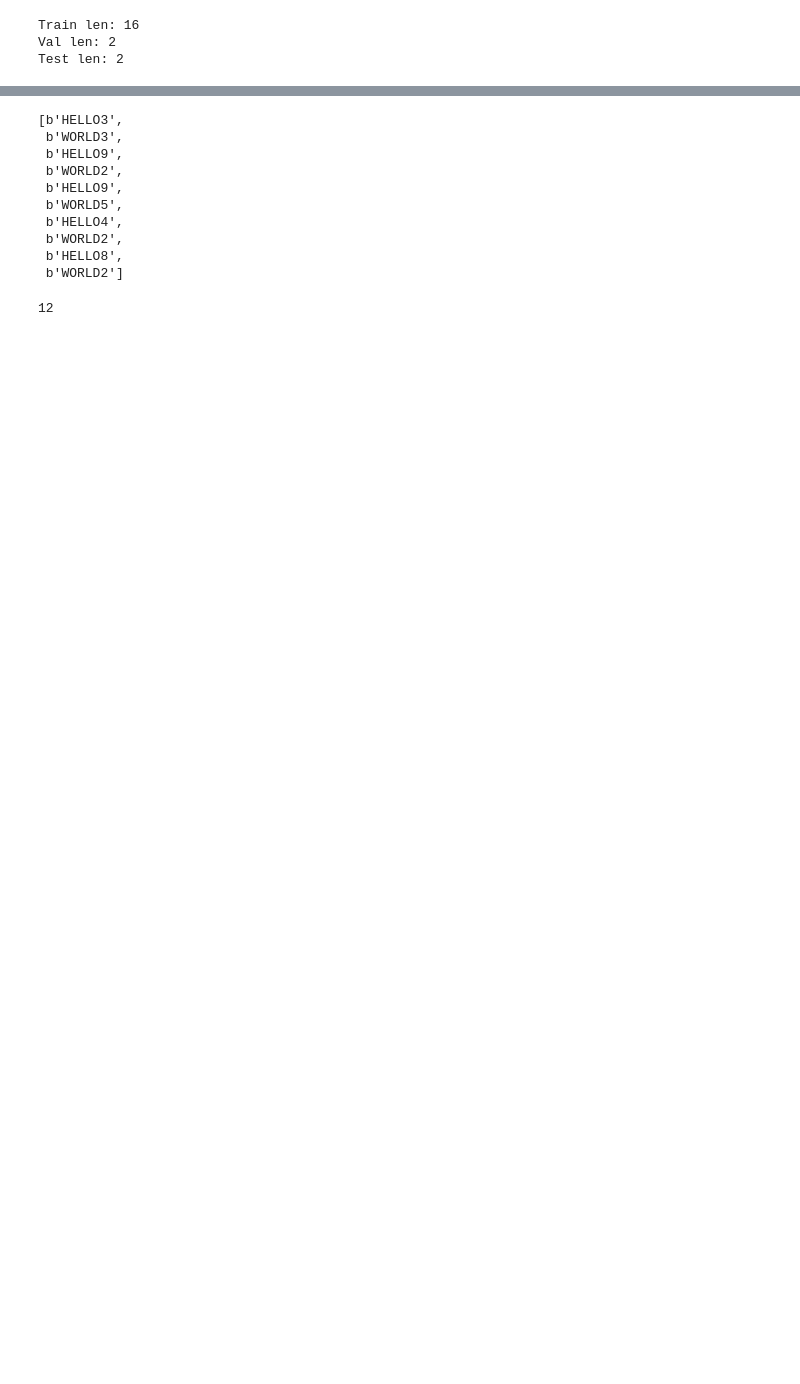
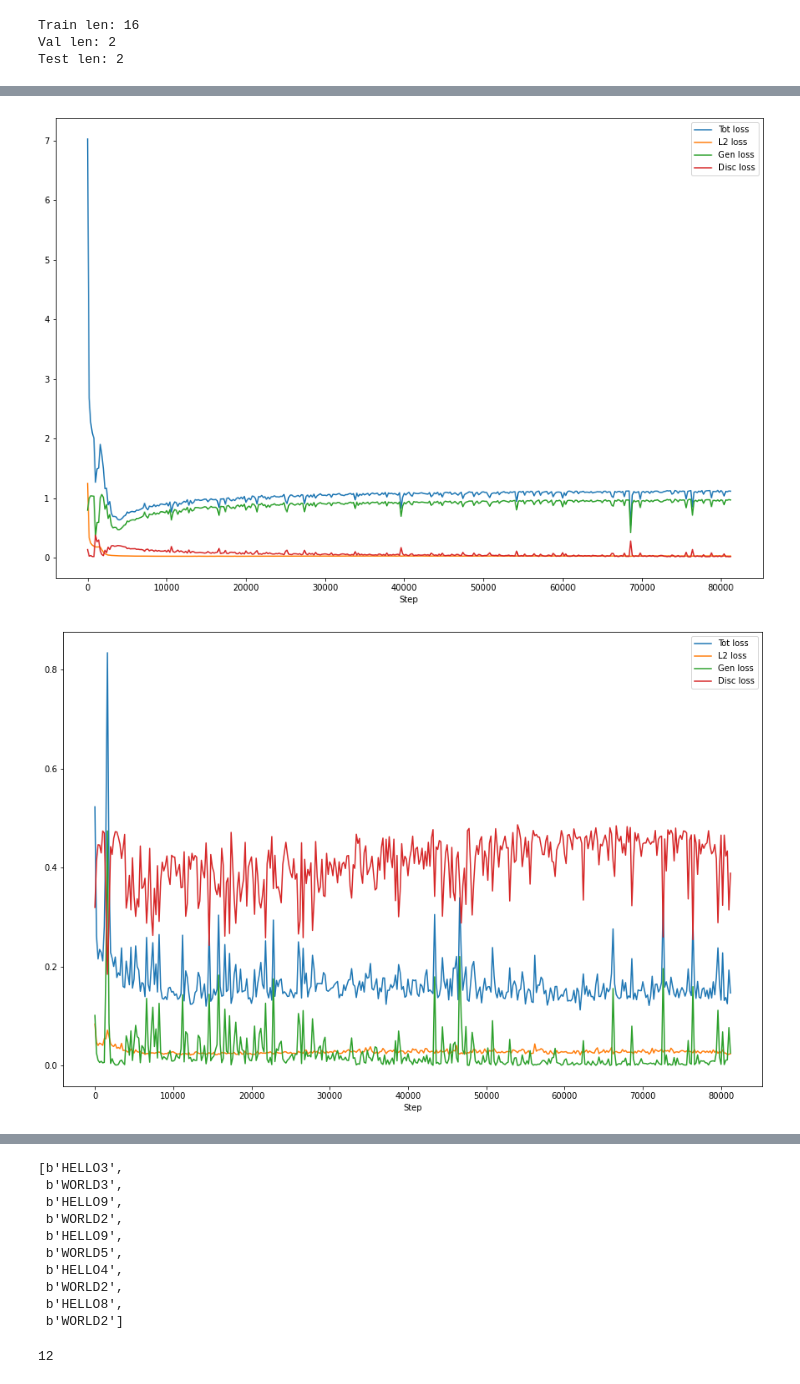
Before and after one commit to CH2-Carbene/AD_GAN, a Jupyter notebook: train_GAN.ipynb, the cells around one changed output, grey strips where cells are left out. Drawn from its saved outputs; the diff is of its cells as text; code cells hidden in the pictures; blank space fills up the shorter version.

```diff
--- a/train_GAN.ipynb
+++ b/train_GAN.ipynb
@@ -285,0 +323,23 @@ with open(f"{this_log_dir}/training_log.pic","rb") as f:
+# %%
+import pickle
+fin_log_dir="logs/GAN_fit/20220321-174833/"
+with open(f"{fin_log_dir}training_log.pic","rb") as f:
+    t=pickle.load(f)
+# %%
+import matplotlib.pyplot as plt
+def show_train_result(pic_data,save_path=None):
+    plt.figure(figsize=(15,10))
+    x=range(0,len(pic_data)*200,200)
+    # plt.yscale('log')
+    plt.xlabel("Step")
+    plt.plot(x,pic_data,label=["Tot loss","L2 loss","Gen loss","Disc loss"])
+    plt.legend()
+    if save_path is not None:
+        plt.savefig(save_path)
+    plt.show()
+# plt.plot(x,t["val"],label="GAN loss")
+show_train_result(t["train"],fin_log_dir+"train_result")
+show_train_result(t["valid"],fin_log_dir+"valid_result")
+# %% [output]
+[figure, added]
+[figure, added]
```
Also changed, not shown: parts of 14 cells of this notebook.
